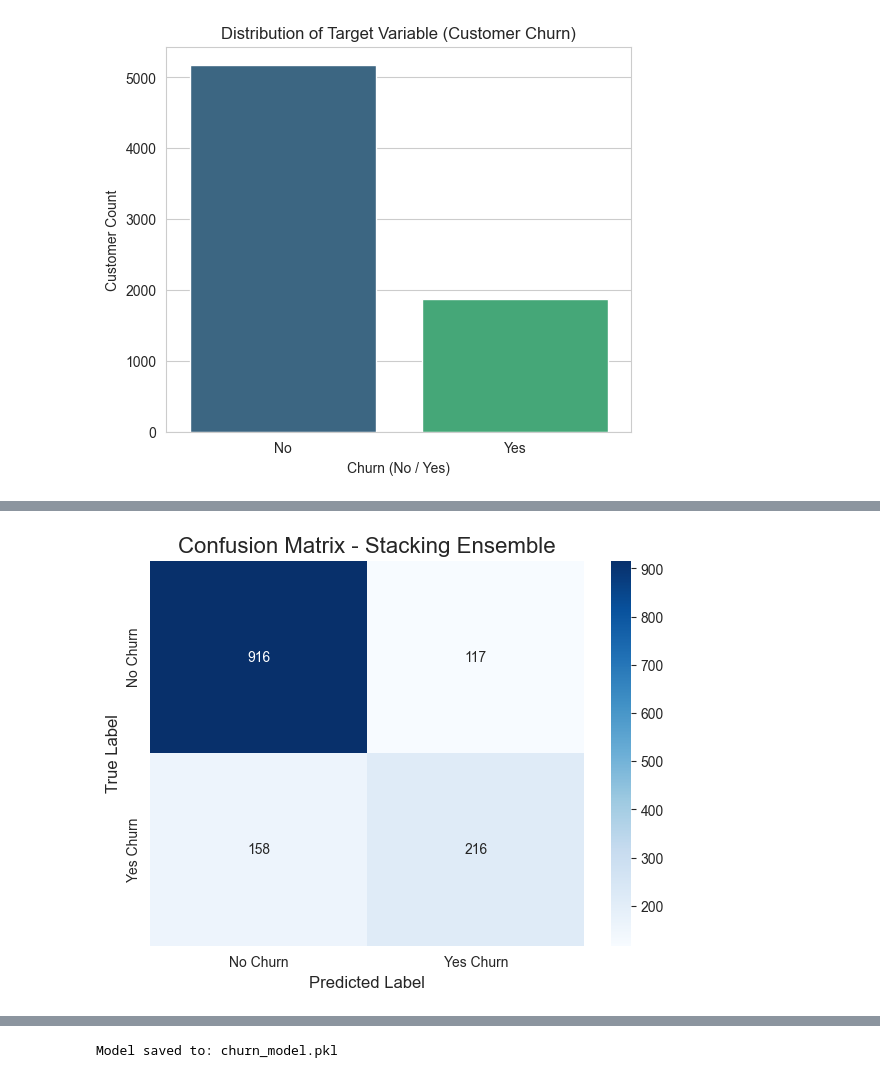
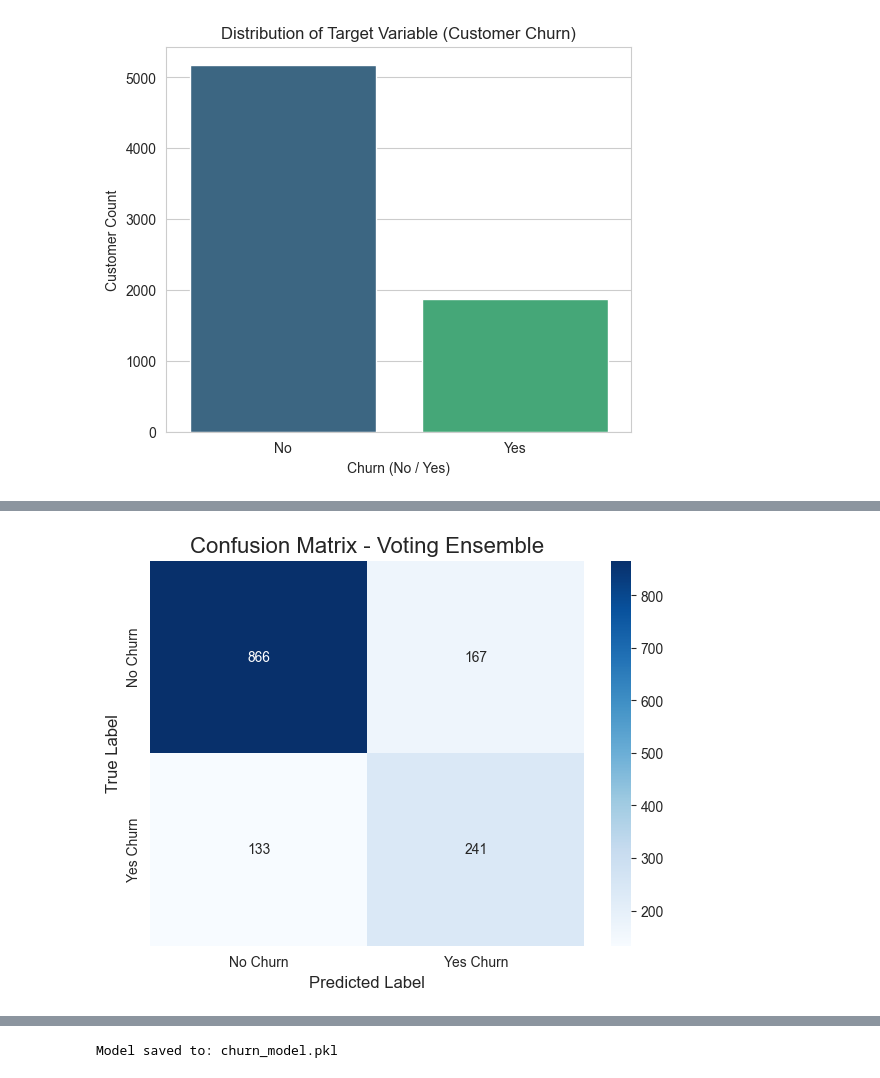
Before and after one commit to RishiWaghmare12/AIML-project-MDM, a Jupyter notebook: aiml_pr7.ipynb, the cells around one changed output, grey strips where cells are left out. Saved outputs shown, nothing was run; the diff lists cells and outputs as text; code cells hidden in the pictures.

```diff
--- a/aiml_pr7.ipynb
+++ b/aiml_pr7.ipynb
@@ -256,10 +282,16 @@ scaler = StandardScaler()
 X_train_scaled = scaler.fit_transform(X_train)
 X_test_scaled = scaler.transform(X_test)
 
-print(f"Data split and scaled successfully.")
-print(f"X_train shape: {X_train_scaled.shape}")
-print(f"X_test shape: {X_test_scaled.shape}")
-print(f"y_train shape: {y_train.shape}")
-print(f"y_test shape: {y_test.shape}")
+# Convert scaled arrays back to DataFrames for easier handling in manual implementations later
+X_train_scaled = pd.DataFrame(X_train_scaled, columns=X.columns)
+X_test_scaled = pd.DataFrame(X_test_scaled, columns=X.columns)
+
+# Reset indices to avoid errors during manual algo implementation
+y_train = y_train.reset_index(drop=True)
+y_test = y_test.reset_index(drop=True)
+
+print("Data split and scaled successfully.")
+print(f"Training Shape: {X_train_scaled.shape}")
+print(f"Testing Shape: {X_test_scaled.shape}")
 # %% [output]
 Data split and scaled successfully.
@@ -269,0 +311,22 @@ y_test shape: (1407,)
+# %%
+# Initialize Stratified K-Fold
+skf = StratifiedKFold(n_splits=5, shuffle=True, random_state=42)
+# %%
+# Define a temporary list of classifiers to check baseline stability
+validation_models = {
+    'Logistic Regression': LogisticRegression(max_iter=1000, random_state=42),
+    'Decision Tree': DecisionTreeClassifier(random_state=42),
+    'Support Vector Machine': SVC(kernel='linear', random_state=42)
+}
+
+print("--- Stratified K-Fold Validation Results ---")
+print(f"{'Model':<25} | {'Mean Accuracy':<15} | {'Standard Deviation':<20}")
+print("-" * 65)
+results = {}
+
+for name, model in validation_models.items():
+    cv_scores = cross_val_score(model, X_train_scaled, y_train, cv=skf, scoring='accuracy')
+
+    results[name] = cv_scores
+
+    print(f"{name:<25} | {cv_scores.mean():.4f}          | {cv_scores.std():.4f}")
@@ -456,16 +747,16 @@ plt.show()
 # %%
 # --- Confusion Matrix for the Best Ensemble Model ---
-best_model = stacking_clf
+best_model = voting_clf
 y_pred_best = best_model.predict(X_test_scaled)
 cm = confusion_matrix(y_test, y_pred_best)
 
 plt.figure(figsize=(7, 5))
 sns.heatmap(cm, annot=True, fmt='d', cmap='Blues',
             xticklabels=['No Churn', 'Yes Churn'],
             yticklabels=['No Churn', 'Yes Churn'])
-plt.title('Confusion Matrix - Stacking Ensemble', fontsize=16)
+plt.title('Confusion Matrix - Voting Ensemble', fontsize=16)
 plt.xlabel('Predicted Label', fontsize=12)
 plt.ylabel('True Label', fontsize=12)
 plt.show()
 # %% [output]
-[figure, old version]
+[figure, new version]
```
Also changed, not shown: parts of 54 cells of this notebook, 6 other files.
